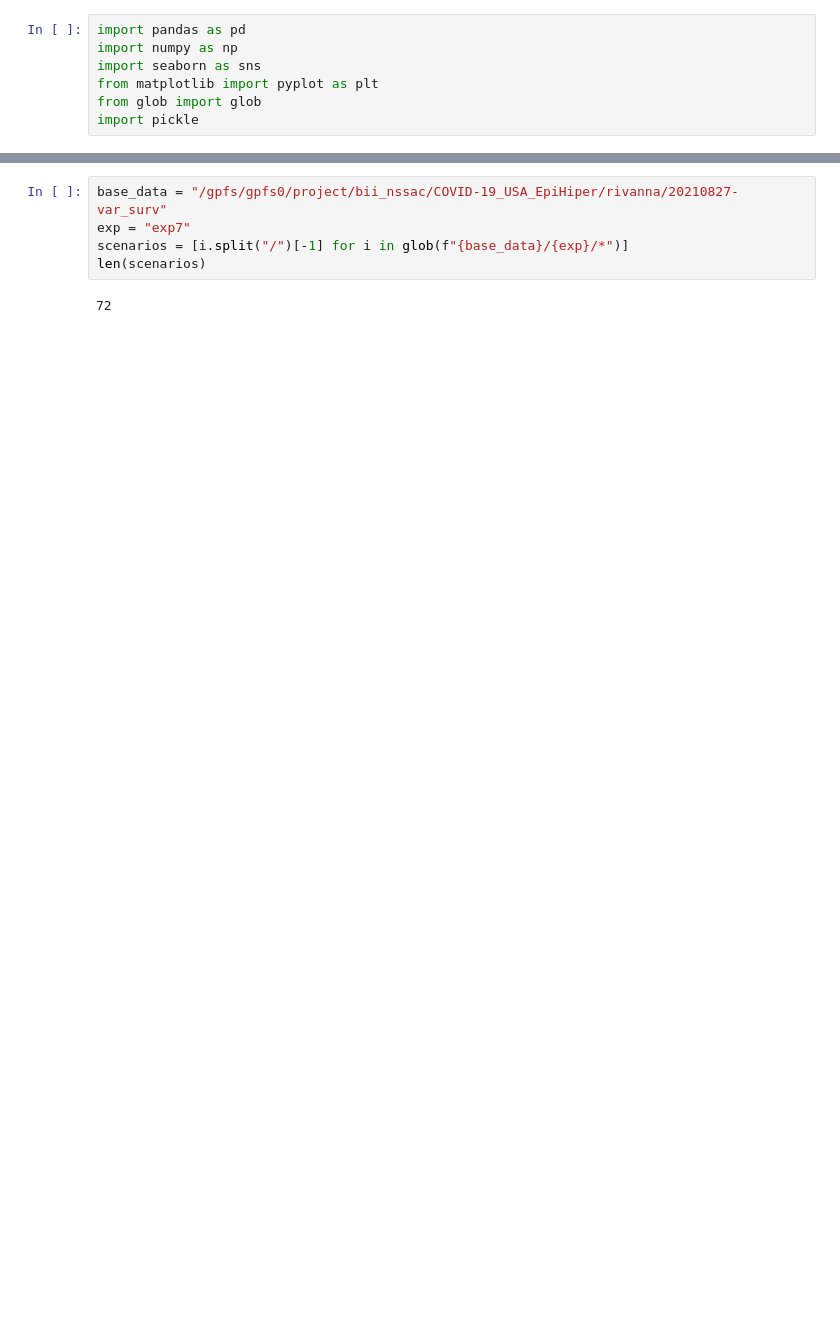
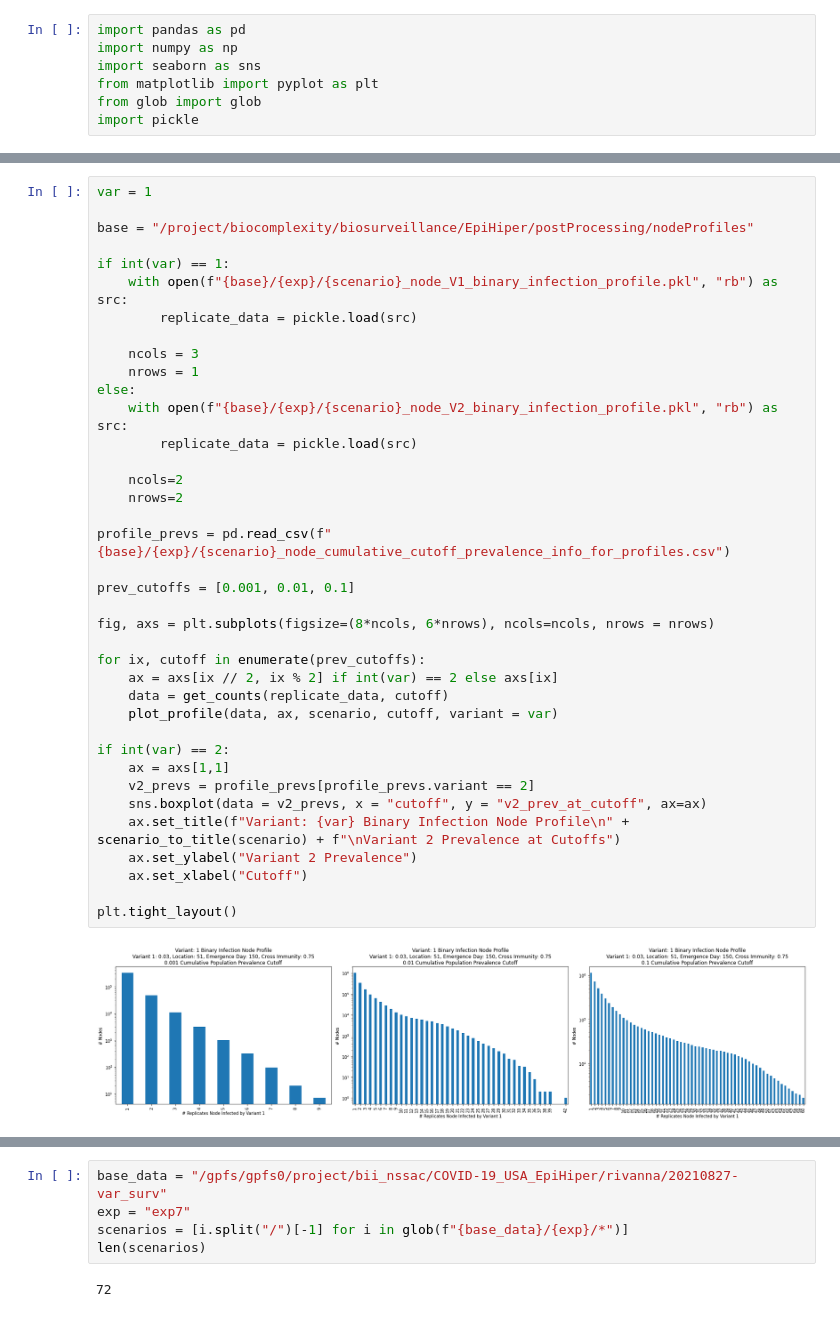
Before and after one commit to itsyosef/bionetworks, a Jupyter notebook: epihiper/notebooks/VulnerabilityCalculation.ipynb, the cells around one changed output, grey strips where cells are left out. Saved outputs shown, nothing was run; the diff lists cells and outputs as text; blank space fills up the shorter version.

```diff
--- a/epihiper/notebooks/VulnerabilityCalculation.ipynb
+++ b/epihiper/notebooks/VulnerabilityCalculation.ipynb
@@ -81,3 +124,43 @@ def plot_scenario(scenario, var = 2):
         ax.set_xlabel("Cutoff")
 
     plt.tight_layout()
+# %%
+var = 1
+
+base = "/project/biocomplexity/biosurveillance/EpiHiper/postProcessing/nodeProfiles"
+
+if int(var) == 1:
+    with open(f"{base}/{exp}/{scenario}_node_V1_binary_infection_profile.pkl", "rb") as src:
+        replicate_data = pickle.load(src)
+
+    ncols = 3
+    nrows = 1
+else:
+    with open(f"{base}/{exp}/{scenario}_node_V2_binary_infection_profile.pkl", "rb") as src:
+        replicate_data = pickle.load(src)
+
+    ncols=2
+    nrows=2
+
+profile_prevs = pd.read_csv(f"{base}/{exp}/{scenario}_node_cumulative_cutoff_prevalence_info_for_profiles.csv")
+
+prev_cutoffs = [0.001, 0.01, 0.1]
+
+fig, axs = plt.subplots(figsize=(8*ncols, 6*nrows), ncols=ncols, nrows = nrows)
+
+for ix, cutoff in enumerate(prev_cutoffs):
+    ax = axs[ix // 2, ix % 2] if int(var) == 2 else axs[ix]
+    data = get_counts(replicate_data, cutoff)
+    plot_profile(data, ax, scenario, cutoff, variant = var)
+
+if int(var) == 2:
+    ax = axs[1,1]
+    v2_prevs = profile_prevs[profile_prevs.variant == 2]
+    sns.boxplot(data = v2_prevs, x = "cutoff", y = "v2_prev_at_cutoff", ax=ax)
+    ax.set_title(f"Variant: {var} Binary Infection Node Profile\n" + scenario_to_title(scenario) + f"\nVariant 2 Prevalence at Cutoffs")
+    ax.set_ylabel("Variant 2 Prevalence")
+    ax.set_xlabel("Cutoff")
+
+plt.tight_layout()
+# %% [output]
+[figure, added]
```
Also changed, not shown: parts of 5 cells of this notebook, 1 other file.
